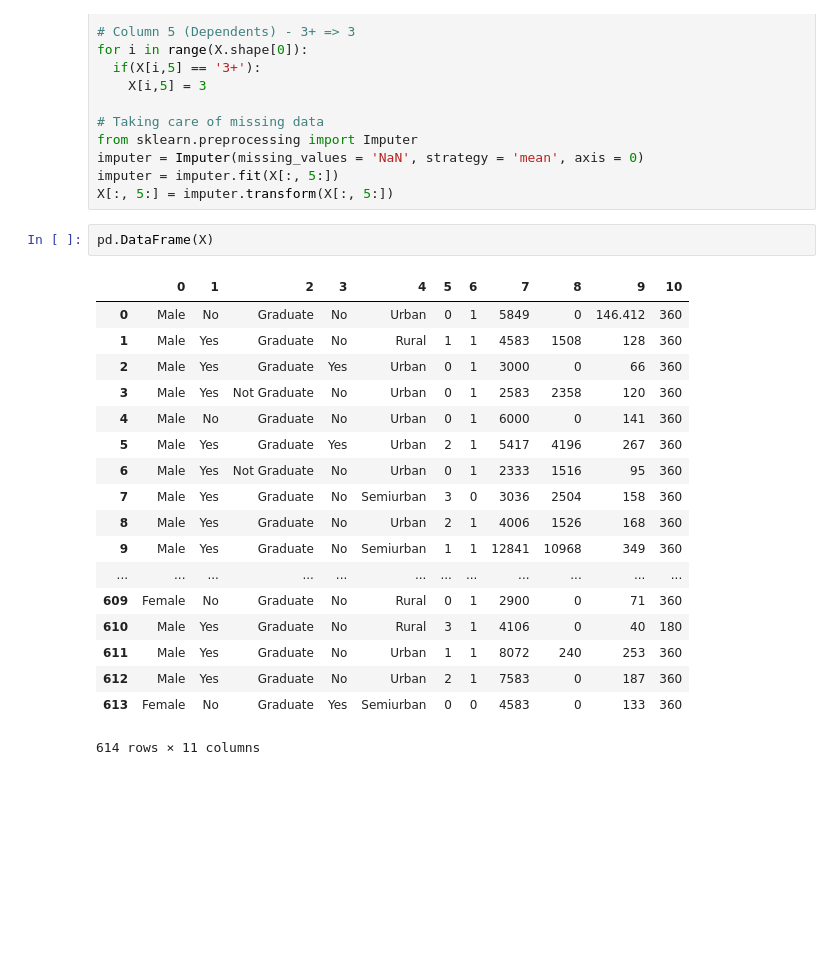
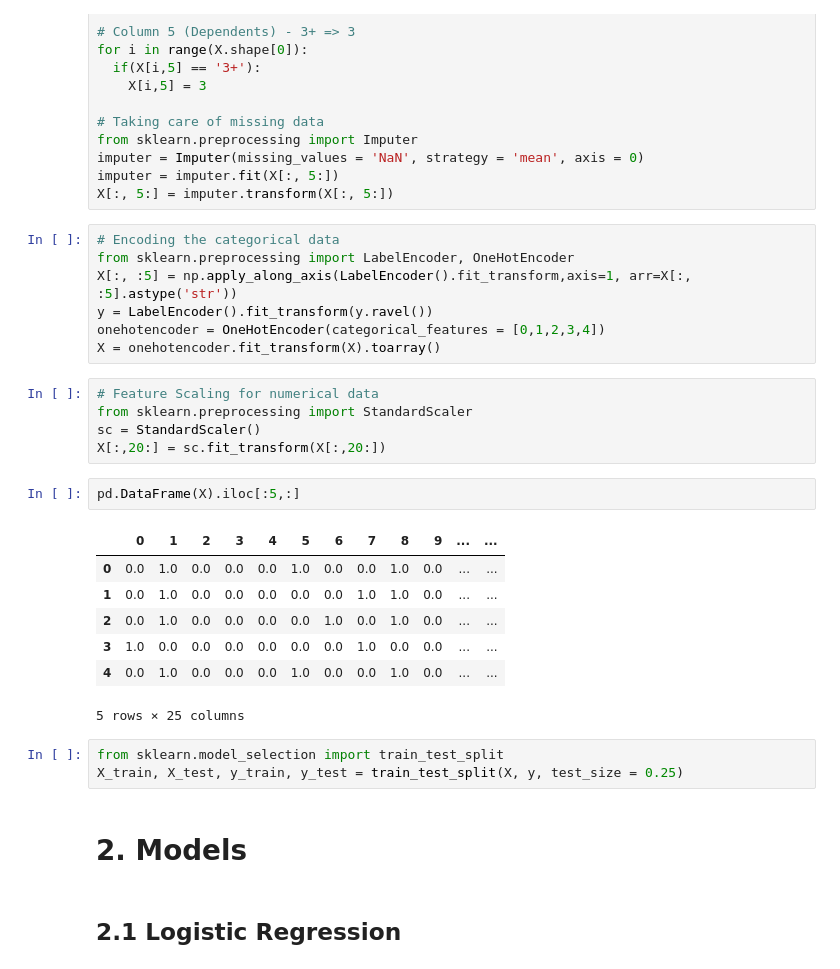
Before and after one commit to pleydier/loan_approval, a Jupyter notebook: Loan Approval.ipynb, the cells around one changed output. Drawn from its saved outputs; the diff is of its cells as text; blank space fills up the shorter version.

Commit message:
Preprocessing & ML models
- Finished data preprocessing
- Logistic regression
- KNN
- Naive Bayes
- SVM
- Random Forest

```diff
--- a/Loan Approval.ipynb
+++ b/Loan Approval.ipynb
@@ -31,24 +31,32 @@ from sklearn.preprocessing import Imputer
 imputer = Imputer(missing_values = 'NaN', strategy = 'mean', axis = 0)
 imputer = imputer.fit(X[:, 5:])
 X[:, 5:] = imputer.transform(X[:, 5:])
+# %%
+# Encoding the categorical data
+from sklearn.preprocessing import LabelEncoder, OneHotEncoder
+X[:, :5] = np.apply_along_axis(LabelEncoder().fit_transform,axis=1, arr=X[:, :5].astype('str'))
+y = LabelEncoder().fit_transform(y.ravel())
+onehotencoder = OneHotEncoder(categorical_features = [0,1,2,3,4])
+X = onehotencoder.fit_transform(X).toarray()
+# %%
+# Feature Scaling for numerical data
+from sklearn.preprocessing import StandardScaler
+sc = StandardScaler()
+X[:,20:] = sc.fit_transform(X[:,20:])
 # %%
-pd.DataFrame(X)
+pd.DataFrame(X).iloc[:5,:]
 # %% [output]
-|  | 0 | 1 | 2 | 3 | 4 | 5 | 6 | 7 | 8 | 9 | 10 |
-| 0 | Male | No | Graduate | No | Urban | 0 | 1 | 5849 | 0 | 146.412 | 360 |
-| 1 | Male | Yes | Graduate | No | Rural | 1 | 1 | 4583 | 1508 | 128 | 360 |
-| 2 | Male | Yes | Graduate | Yes | Urban | 0 | 1 | 3000 | 0 | 66 | 360 |
-| 3 | Male | Yes | Not Graduate | No | Urban | 0 | 1 | 2583 | 2358 | 120 | 360 |
-| 4 | Male | No | Graduate | No | Urban | 0 | 1 | 6000 | 0 | 141 | 360 |
-| 5 | Male | Yes | Graduate | Yes | Urban | 2 | 1 | 5417 | 4196 | 267 | 360 |
-| 6 | Male | Yes | Not Graduate | No | Urban | 0 | 1 | 2333 | 1516 | 95 | 360 |
-| 7 | Male | Yes | Graduate | No | Semiurban | 3 | 0 | 3036 | 2504 | 158 | 360 |
-| 8 | Male | Yes | Graduate | No | Urban | 2 | 1 | 4006 | 1526 | 168 | 360 |
-| 9 | Male | Yes | Graduate | No | Semiurban | 1 | 1 | 12841 | 10968 | 349 | 360 |
-| ... | ... | ... | ... | ... | ... | ... | ... | ... | ... | ... | ... |
-| 609 | Female | No | Graduate | No | Rural | 0 | 1 | 2900 | 0 | 71 | 360 |
-| 610 | Male | Yes | Graduate | No | Rural | 3 | 1 | 4106 | 0 | 40 | 180 |
-| 611 | Male | Yes | Graduate | No | Urban | 1 | 1 | 8072 | 240 | 253 | 360 |
-| 612 | Male | Yes | Graduate | No | Urban | 2 | 1 | 7583 | 0 | 187 | 360 |
-| 613 | Female | No | Graduate | Yes | Semiurban | 0 | 0 | 4583 | 0 | 133 | 360 |
+|  | 0 | 1 | 2 | 3 | 4 | 5 | 6 | 7 | 8 | 9 | ... | ... |
+| 0 | 0.0 | 1.0 | 0.0 | 0.0 | 0.0 | 1.0 | 0.0 | 0.0 | 1.0 | 0.0 | ... | ... |
+| 1 | 0.0 | 1.0 | 0.0 | 0.0 | 0.0 | 0.0 | 0.0 | 1.0 | 1.0 | 0.0 | ... | ... |
+| 2 | 0.0 | 1.0 | 0.0 | 0.0 | 0.0 | 0.0 | 1.0 | 0.0 | 1.0 | 0.0 | ... | ... |
+| 3 | 1.0 | 0.0 | 0.0 | 0.0 | 0.0 | 0.0 | 0.0 | 1.0 | 0.0 | 0.0 | ... | ... |
+| 4 | 0.0 | 1.0 | 0.0 | 0.0 | 0.0 | 1.0 | 0.0 | 0.0 | 1.0 | 0.0 | ... | ... |
-614 rows × 11 columns
+5 rows × 25 columns
+# %%
+from sklearn.model_selection import train_test_split
+X_train, X_test, y_train, y_test = train_test_split(X, y, test_size = 0.25)
+# %% [markdown]
+# 2. Models
+# %% [markdown]
+## 2.1 Logistic Regression
```
Also changed, not shown: parts of 14 cells of this notebook.
